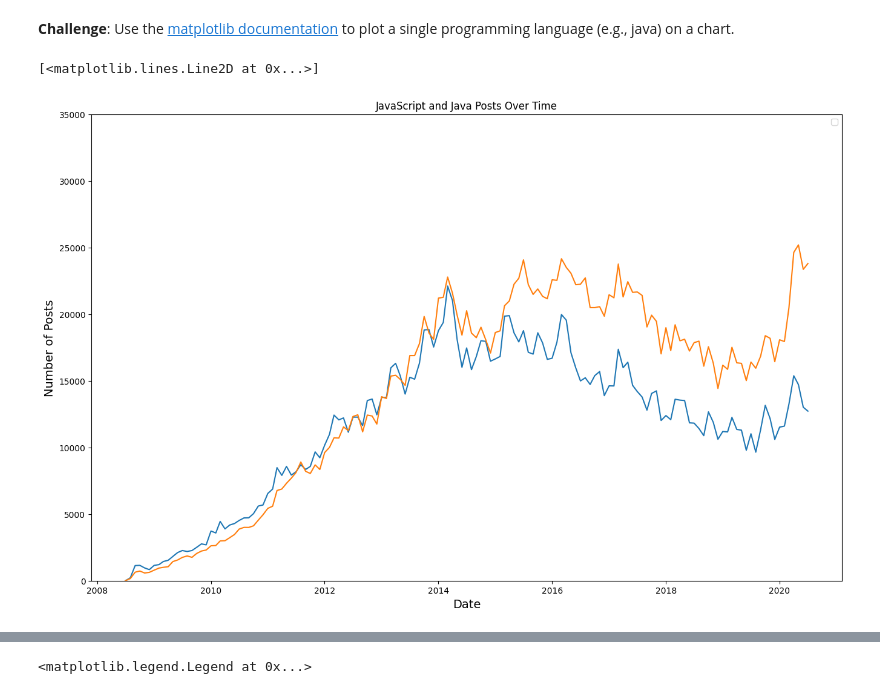
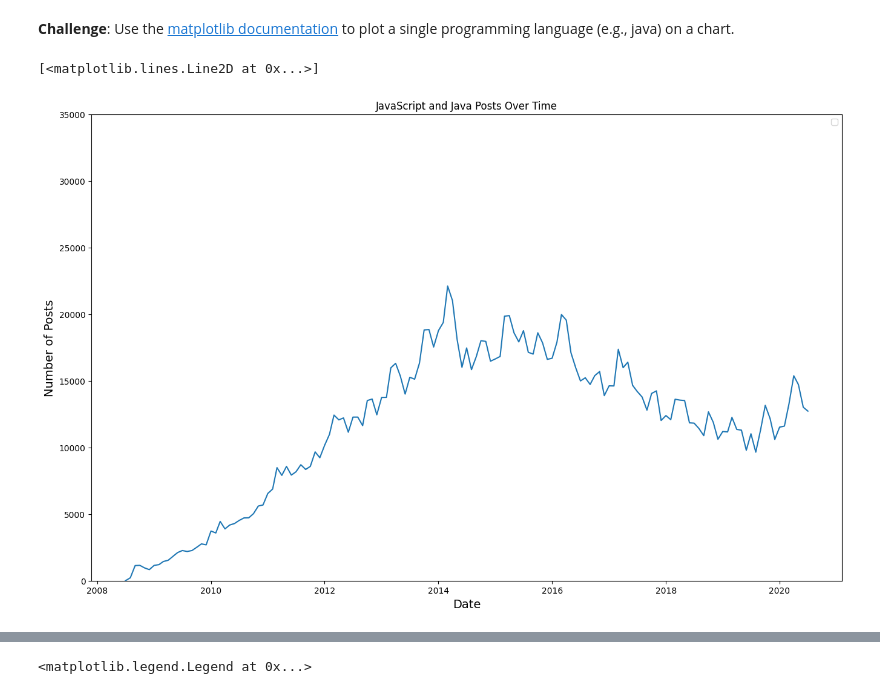
Before and after one commit to PranayPrasanth/100DaysOfCode-DataScience-Projects, a Jupyter notebook: Programming_Languages_(start).ipynb, the cells around one changed output, grey strips where cells are left out. Saved outputs shown, nothing was run; the diff lists cells and outputs as text; code cells hidden in the pictures.

```diff
--- a/Programming_Languages_(start).ipynb
+++ b/Programming_Languages_(start).ipynb
@@ -163,15 +161,14 @@ reshaped_df
 # %%
 plt.figure(figsize=(16,10))
 plt.legend()
 
 plt.xlabel('Date', fontsize=14)
 plt.ylabel('Number of Posts', fontsize=14)
 plt.ylim(0, 35000)
 
 plt.title('JavaScript and Java Posts Over Time')
 
 plt.plot(reshaped_df.index, reshaped_df.java)
-plt.plot(reshaped_df.index, reshaped_df.javascript)
 # %% [output]
 [<matplotlib.lines.Line2D at 0x...>]
-[figure, old version]
+[figure, new version]
```
Also changed, not shown: parts of 4 cells of this notebook.
